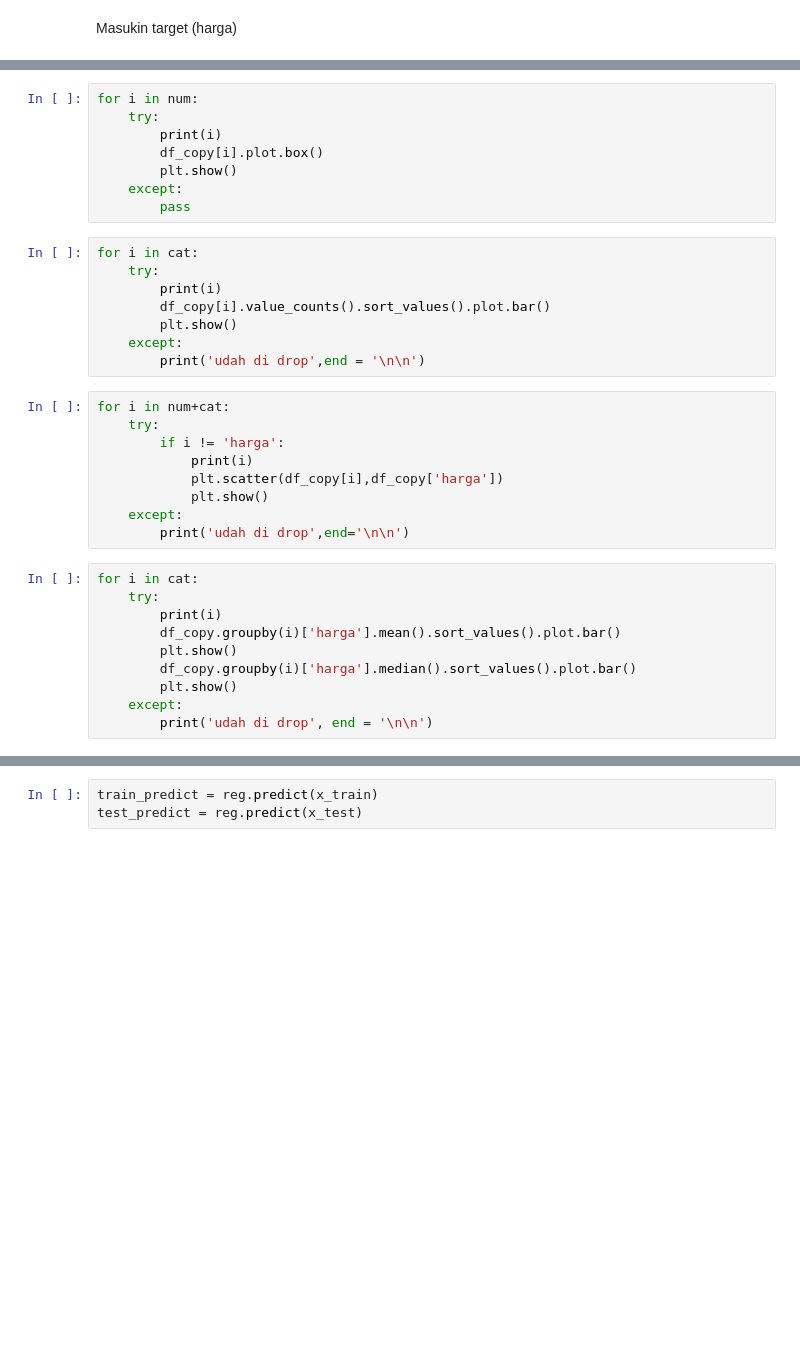
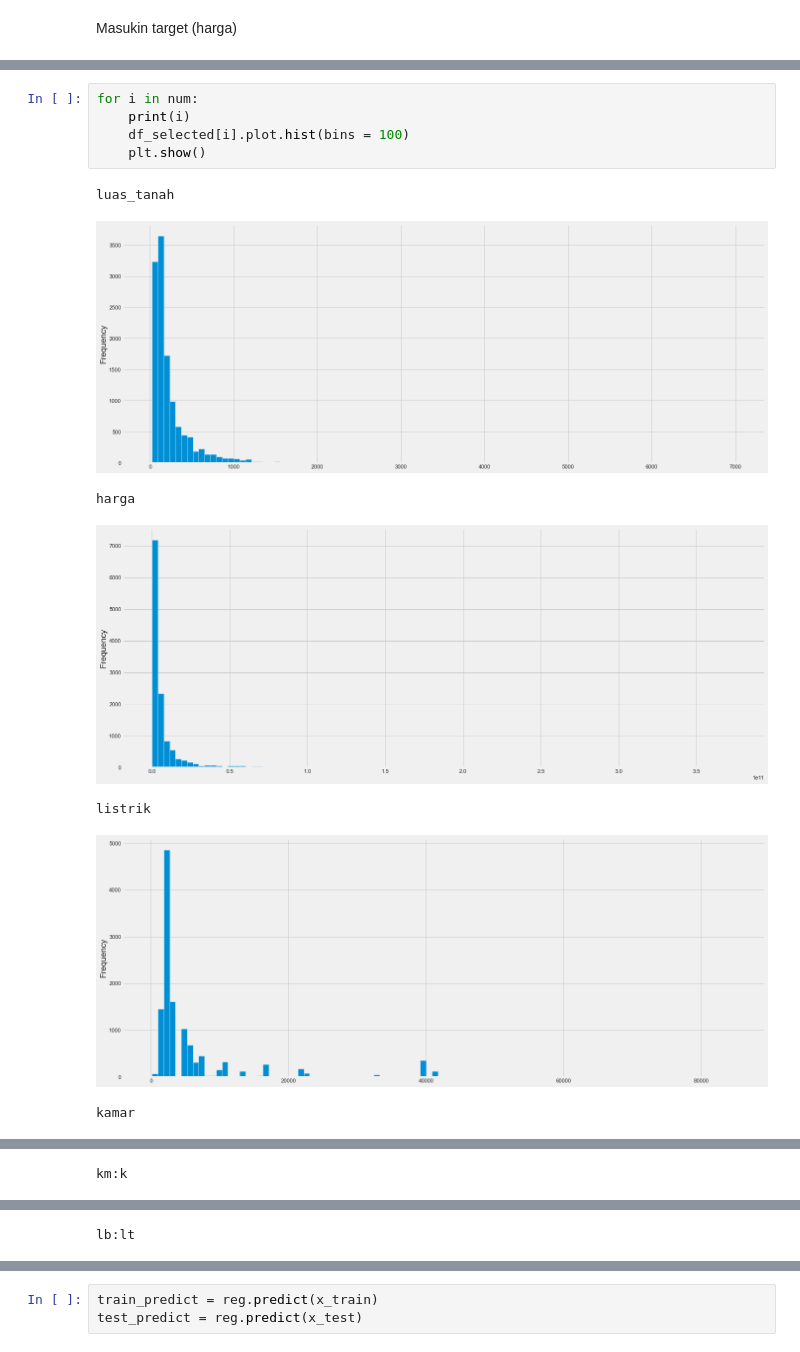
Before and after one commit to rhzphlv/jakarta_houseprice, a Jupyter notebook: EDA/dataset_quality_control.ipynb, the cells around one changed output, grey strips where cells are left out. Saved outputs shown, nothing was run; the diff lists cells and outputs as text; blank space fills up the shorter version.

```diff
--- a/EDA/dataset_quality_control.ipynb
+++ b/EDA/dataset_quality_control.ipynb
@@ -349,35 +411,0 @@ for i in num:
-# %%
-for i in num:
-    try:
-        print(i)
-        df_copy[i].plot.box()
-        plt.show()
-    except:
-        pass
-# %%
-for i in cat:
-    try:
-        print(i)
-        df_copy[i].value_counts().sort_values().plot.bar()
-        plt.show()
-    except:
-        print('udah di drop',end = '\n\n')
-# %%
-for i in num+cat:
-    try:
-        if i != 'harga':
-            print(i)
-            plt.scatter(df_copy[i],df_copy['harga'])
-            plt.show()
-    except:
-        print('udah di drop',end='\n\n')
-# %%
-for i in cat:
-    try:
-        print(i)
-        df_copy.groupby(i)['harga'].mean().sort_values().plot.bar()
-        plt.show()
-        df_copy.groupby(i)['harga'].median().sort_values().plot.bar()
-        plt.show()
-    except:
-        print('udah di drop', end = '\n\n')
@@ -433,0 +414,13 @@ reg = Lasso(alpha=1000, tol = 1e-1).fit(x_train,y_train)
+# %%
+for i in num:
+    print(i)
+    df_selected[i].plot.hist(bins = 100)
+    plt.show()
+# %% [output]
+luas_tanah
+[figure, added]
+harga
+[figure, added]
+listrik
+[figure, added]
+kamar
@@ -433,0 +428 @@ reg = Lasso(alpha=1000, tol = 1e-1).fit(x_train,y_train)
+km:k
@@ -433,0 +430 @@ reg = Lasso(alpha=1000, tol = 1e-1).fit(x_train,y_train)
+lb:lt
```
Also changed, not shown: parts of 74 cells of this notebook, 1 other file.
